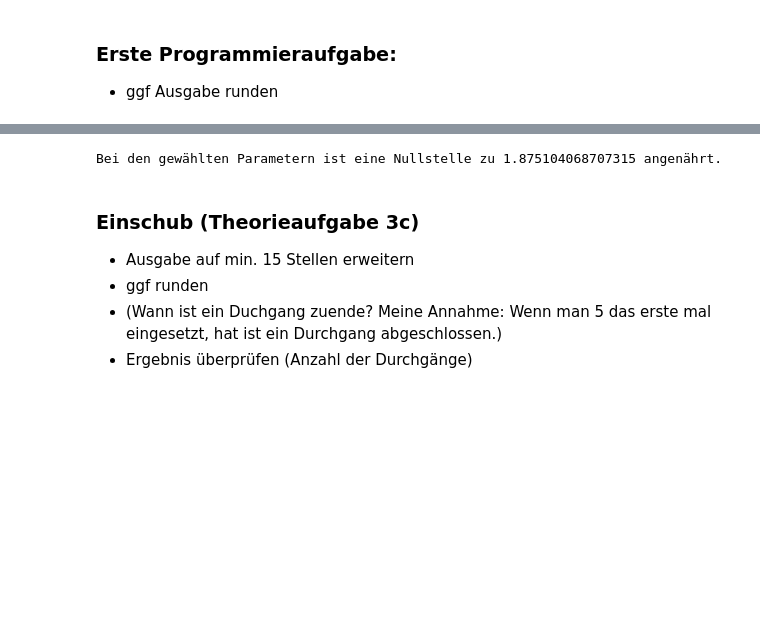
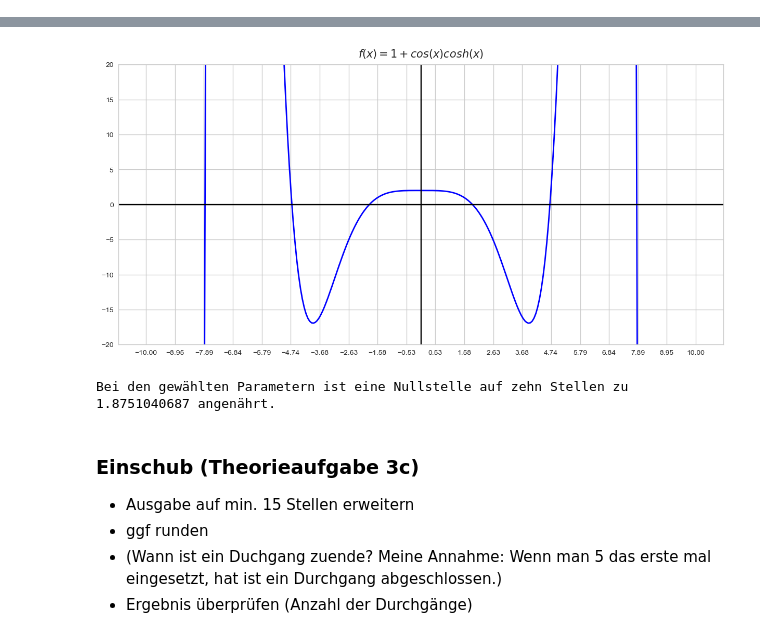
Before and after one commit to Javiermateor/Numerische-Mathematik-I-fuer-Ingenieure, a Jupyter notebook: HA3.ipynb, the cells around one changed output, grey strips where cells are left out. Drawn from its saved outputs; the diff is of its cells as text; code cells hidden in the pictures; blank space fills up the shorter version.

```diff
--- a/HA3.ipynb
+++ b/HA3.ipynb
@@ -13,4 +10,0 @@ ModuleNotFoundError: No module named 'numpy'
-# %% [markdown]
-### Erste Programmieraufgabe:
-
-- ggf Ausgabe runden
@@ -43,3 +11,19 @@ def regularfalsi(f,a,b,tol):
+# %%
+def regularfalsi(f,a,b,tol):
+    zahler=1
+    condition = True
+
+    while condition:
+        test = a-(f(a)*(b-a)/(f(b)-f(a)))
+        # print(f'Iteration {zahler}: {test}')
+
+        if f(a)*f(test)<0:
+            b = test
+        else:
+            a = test
+        zahler += 1
+        condition = abs(f(test))>tol
+    return test
 # %%
 # Funktion definieren
 def f(x):
@@ -47,18 +31,29 @@ def f(x):
     return y
 
 # Funktionsplott der Funktion f(x) = 1 + cos(x)*cosh(x)
+
 x = np.linspace(-10,10,300)
+
+plt.style.use('seaborn-whitegrid')
+f1 =plt.figure(figsize=(15,7))
+
 plt.plot(x, 1+(np.cos(x)*np.cosh(x)), color = 'blue', linewidth=2)
+
+#Plot Einstellungen
 plt.ylim(-20, 20) # Wertebereich
-plt.grid() # Hintergrundgitter
+plt.grid(True,linestyle='-') # Hintergrundgitter
+x_ticks=np.linspace(-10,10,20)
+plt.xticks(ticks=x_ticks)
+plt.title('$f(x) = 1 + cos(x)cosh(x)$', pad=10, fontsize=15)
 plt.axvline(x=0, color='black', linestyle='-')
 plt.axhline(y=0, color='black', linestyle='-')
+
 plt.show()
 
+# Aufruf der Funktion und Ausgabe des Ergebnisses
+x = regularfalsi(f,1.5,2.5,1*10e-12) #um die 10te Stelle richtig zu haben muss die Toleranz größer als 10e-10 gewählt werden
+print(f'Bei den gewählten Parametern ist eine Nullstelle auf zehn Stellen zu {x:2.10f} angenährt.')
 
-# Regular Falsi Funktion aufrufen
-x = regularfalsi(f,1,3,1*10e-12) #um die 10te Stelle richtig zu haben muss die Toleranz größer als 10e-10 gewählt werden
-print("Bei den gewählten Parametern ist eine Nullstelle zu",x, "angenährt.")
 # Auf 10 Stellen genau wäre:
 # 1.8751040687 062754
 # %% [output]
@@ -67,4 +60,5 @@ print("Bei den gewählten Parametern ist eine Nullstelle zu",x, "angenährt.")
+[figure, added]
-Bei den gewählten Parametern ist eine Nullstelle zu 1.875104068707315 angenährt.
+Bei den gewählten Parametern ist eine Nullstelle auf zehn Stellen zu 1.8751040687 angenährt.
 # %% [markdown]
 ### Einschub (Theorieaufgabe 3c)
 
```
Also changed, not shown: parts of 3 cells of this notebook.
